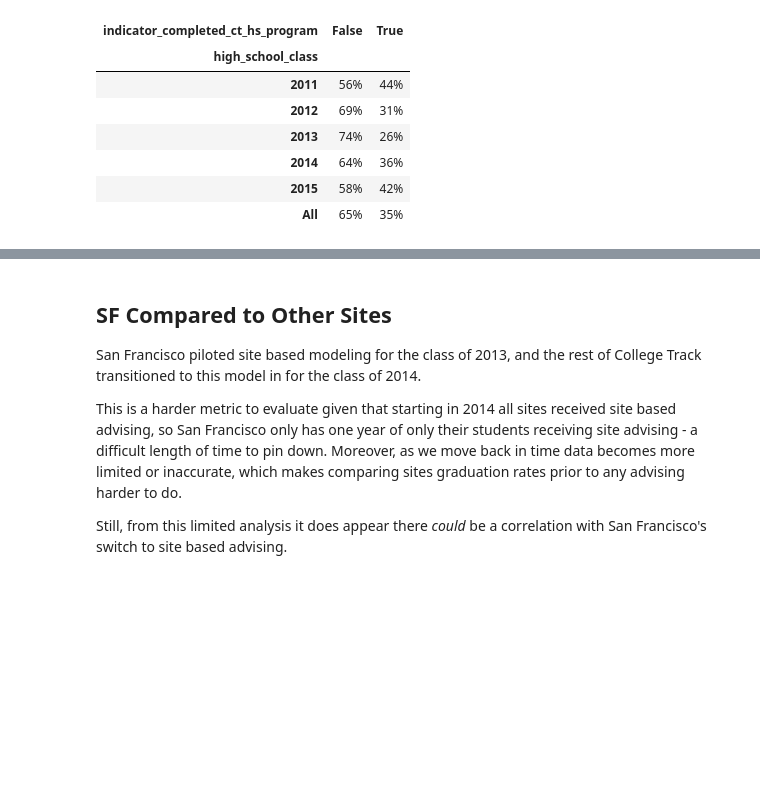
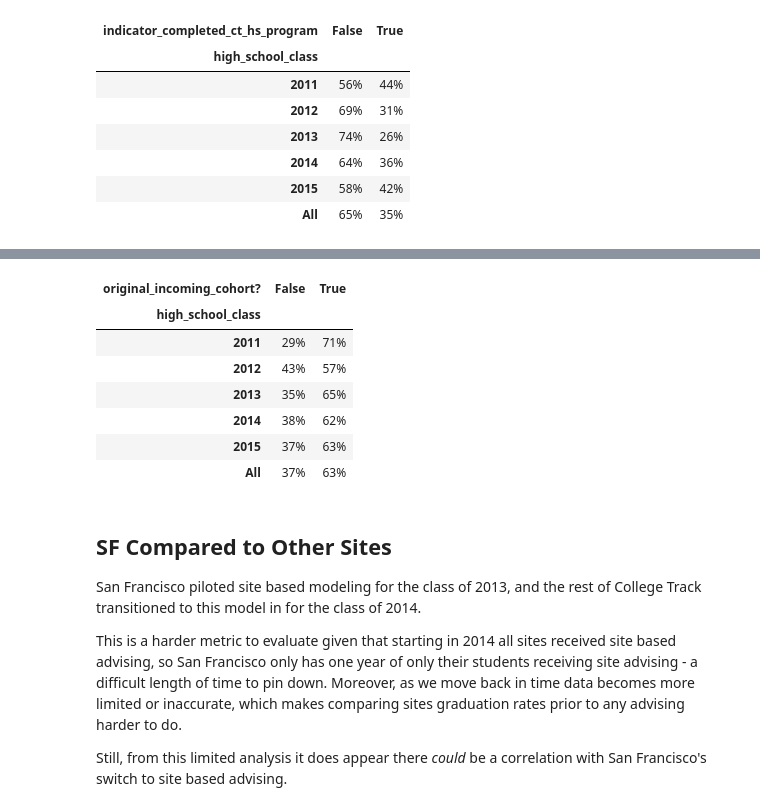
Before and after one commit to College-Track/sf_class_2014, a Jupyter notebook: Report.ipynb, the cells around one changed output, grey strips where cells are left out. Drawn from its saved outputs; the diff is of its cells as text; code cells hidden in the pictures; blank space fills up the shorter version.

```diff
--- a/Report.ipynb
+++ b/Report.ipynb
@@ -396,3 +398,14 @@ sf_cross_tab(df_master, "indicator_completed_ct_hs_program").round(2).style.form
+# %%
+sf_cross_tab(df, "original_incoming_cohort?").round(2).style.format('{:.0%}')
+# %% [output]
+| original_incoming_cohort? | False | True |
+| high_school_class |  |  |
+| 2011 | 29% | 71% |
+| 2012 | 43% | 57% |
+| 2013 | 35% | 65% |
+| 2014 | 38% | 62% |
+| 2015 | 37% | 63% |
+| All | 37% | 63% |
 # %% [markdown]
 ## SF Compared to Other Sites
 
```
Also changed, not shown: parts of 6 cells of this notebook, 1 other file.
